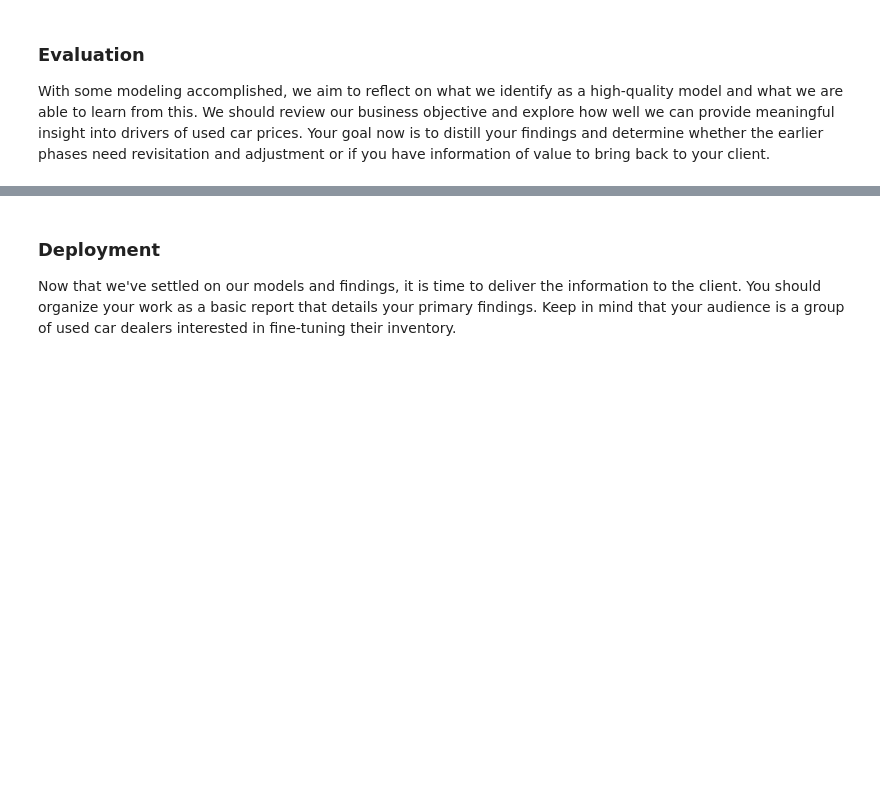
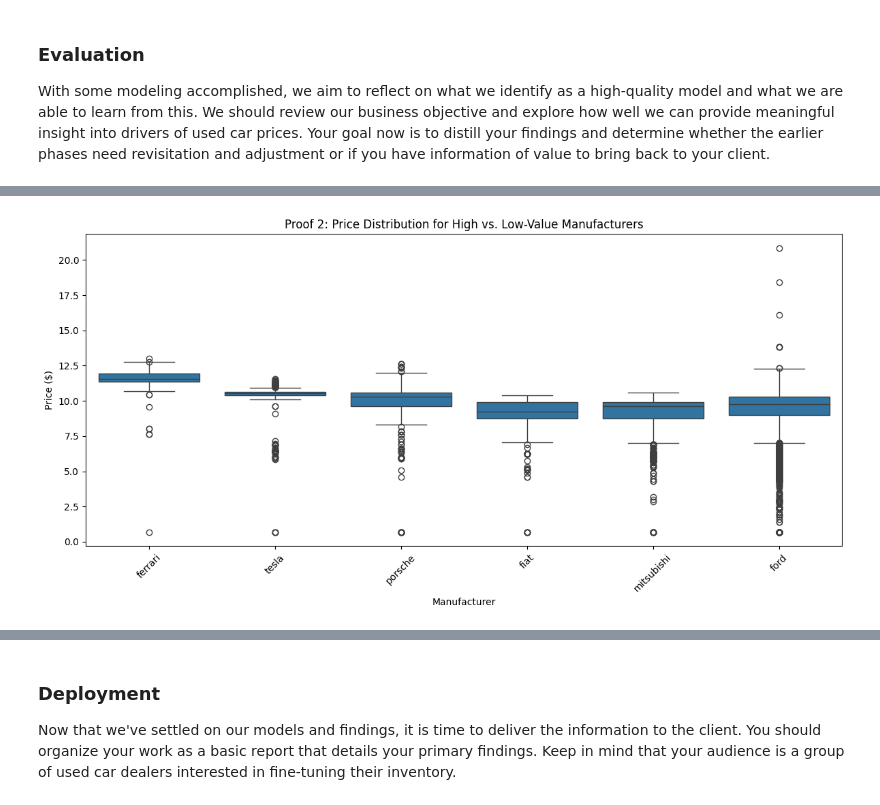
Before and after one commit to kapilsharma2411/Assignment11_1, a Jupyter notebook: PracticalApplication11_1.ipynb, the cells around one changed output, grey strips where cells are left out. Cells and saved outputs as stored; diff of their text form; code cells hidden in the pictures; blank space fills up the shorter version.

```diff
--- a/PracticalApplication11_1.ipynb
+++ b/PracticalApplication11_1.ipynb
@@ -195,0 +316,23 @@ With some modeling accomplished, we aim to reflect on what we identify as a high
+# %%
+# 2: Target High-End Manufacturers ---
+# Boxplot comparing the distribution of prices for the most influential positive and negative manufacturers.
+high_value_manufacturers = ['ferrari', 'tesla', 'porsche']
+low_value_manufacturers = ['fiat', 'mitsubishi']
+baseline_manufacturer = ['ford'] # Add a common manufacturer for context
+
+# Combine selected manufacturers and filter the data
+selected_manufacturers = high_value_manufacturers + low_value_manufacturers + baseline_manufacturer
+df_manufacturers = df[df['manufacturer'].isin(selected_manufacturers)]
+
+plt.figure(figsize=(12, 6))
+sns.boxplot(x='manufacturer', y='log_price', data=df_manufacturers,
+            order=selected_manufacturers)
+plt.title('Proof 2: Price Distribution for High vs. Low-Value Manufacturers')
+plt.xlabel('Manufacturer')
+plt.ylabel('Price ($)')
+plt.xticks(rotation=45)
+plt.tight_layout()
+plt.savefig('proof_2_high_low_manufacturers_price.png')
+plt.show()
+# %% [output]
+[figure, added]
```
Also changed, not shown: parts of 16 cells of this notebook, 3 other files.
